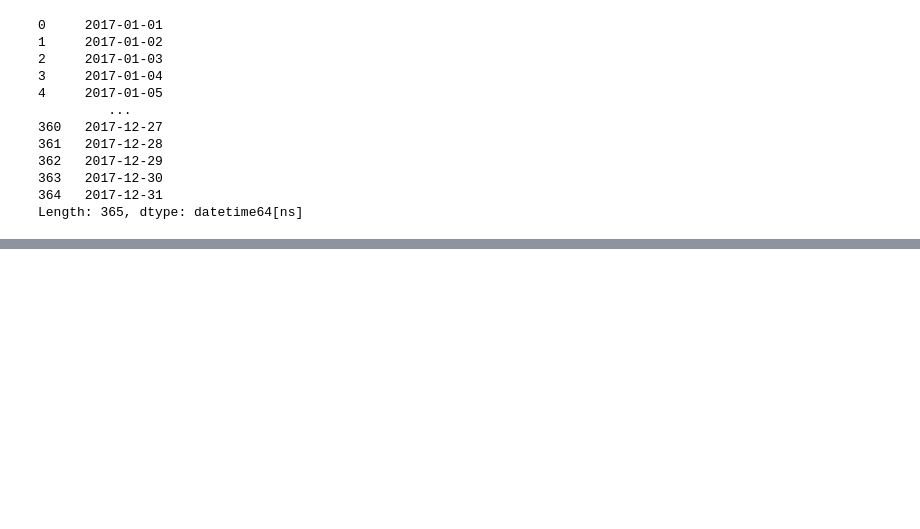
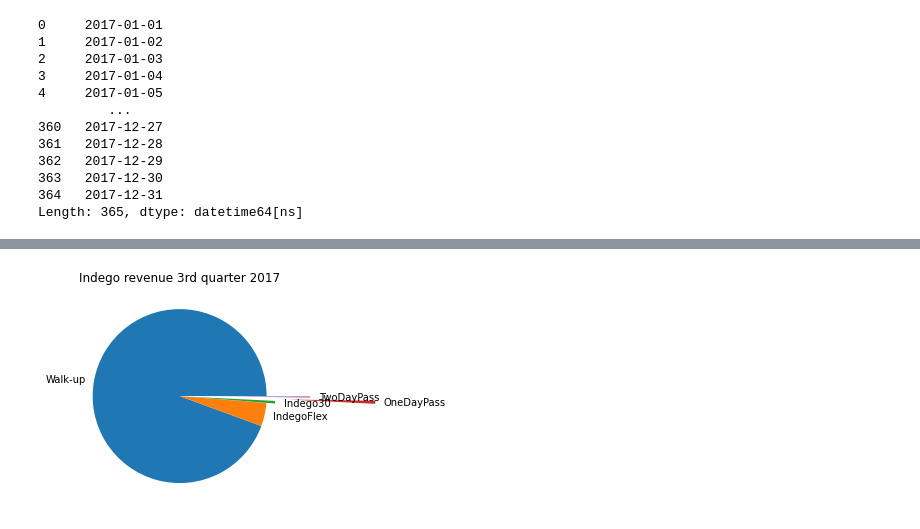
Before and after one commit to GoebelM94/dsml2021, a Jupyter notebook: notebooks/KPI utilization + revenue.ipynb, the cells around one changed output, grey strips where cells are left out. Saved outputs shown, nothing was run; the diff lists cells and outputs as text; code cells hidden in the pictures; blank space fills up the shorter version.

```diff
--- a/notebooks/KPI utilization + revenue.ipynb
+++ b/notebooks/KPI utilization + revenue.ipynb
@@ -608,0 +762,12 @@ Length: 365, dtype: datetime64[ns]
+# %%
+# 3rd quarter
+
+quarter3 = np.array([sum_Q3_WalkUp, sum_Q3_flex, sum_Q3_Indego30, sum_Q3_OneDay, sum_Q3_TwoDay, sum_Q3_Indego365])
+ourlabels2 = ["Walk-up", "IndegoFlex", "Indego30", "OneDayPass", "TwoDayPass", " "]
+ourexplode2 = [0, 0, 0.1, 1.25, 0.5, 0.2]
+
+plt.pie(quarter3, labels=ourlabels2, explode=ourexplode2)
+plt.title('Indego revenue 3rd quarter 2017')
+plt.show()
+# %% [output]
+[figure, added]
```
Also changed, not shown: parts of 10 cells of this notebook, 1 other file.
